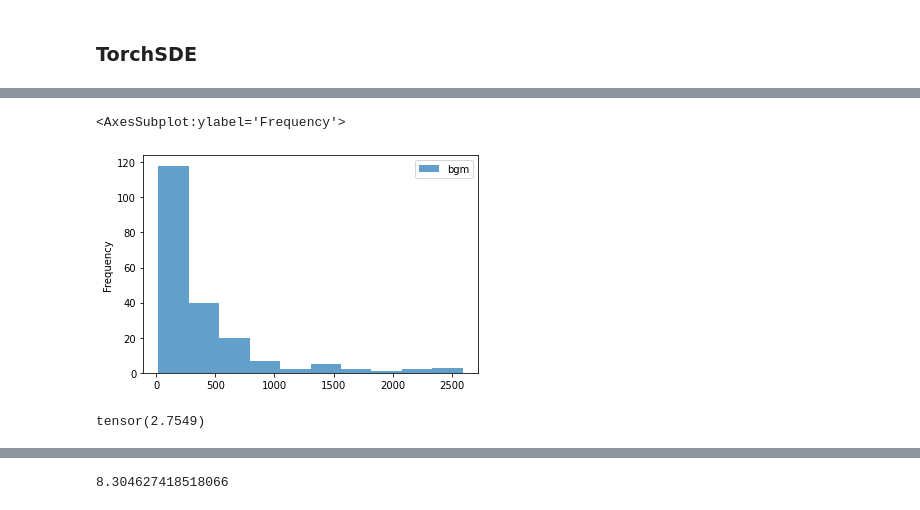
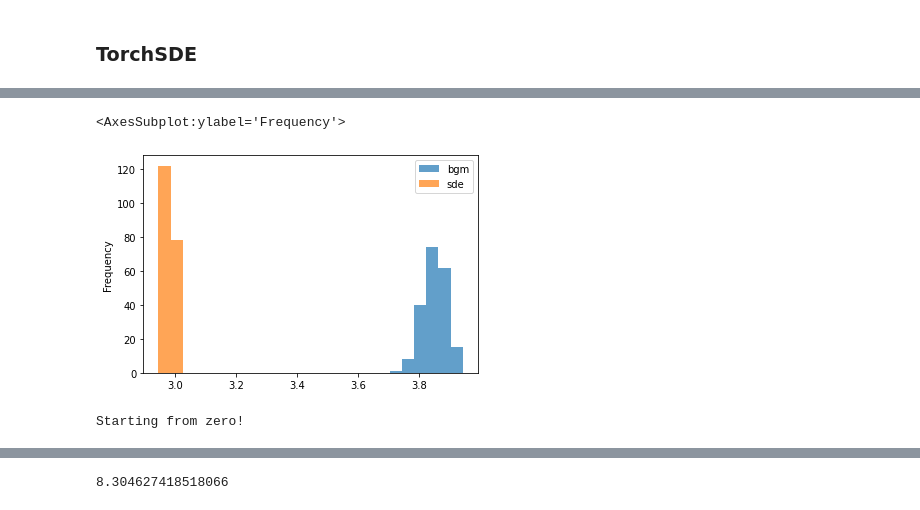
Before and after one commit to gflan/neural-pricing, a Jupyter notebook: ancufi/neural_options.ipynb, the cells around one changed output, grey strips where cells are left out. Drawn from its saved outputs; the diff is of its cells as text; code cells hidden in the pictures.

```diff
--- a/ancufi/neural_options.ipynb
+++ b/ancufi/neural_options.ipynb
@@ -137,11 +140,12 @@ tensor(1.0504, grad_fn=<DivBackward0>)
 ### TorchSDE
 # %%
 # y0 dimension (batch_size, state_size) da el valor inicial de la SDE en tiempo ts[0]
-batch_size, state_size, brownian_size = 200, 1, 2
-y0 = torch.randn(batch_size, state_size, device=device) + 3
+brownian_size, batch_size, state_size,  = 3, 200, 1
+y0 = torch.full((batch_size, state_size), 3)
 ts = torch.linspace(0, 1, brownian_size)
 
 sde = SDE(state_size=state_size, batch_size=batch_size, mlp_size=100, num_layers=3, tanh=False).to(device)
+bgm = BGM_SDE(mu=.25, sigma=.01)
 
 bm = torchsde.BrownianInterval(t0=0, t1=1, size=(batch_size, state_size), device=device)
 
@@ -149,4 +153,5 @@ with torch.no_grad():
     # Initial state y0, the SDE is solved over the interval [ts[0], ts[-1]].
     # ys will have shape (t_size, batch_size, state_size)
     ys = torchsde.sdeint(sde, y0, ts, method="euler", bm=bm)
-    ys_bgm = torchsde.sdeint(BGM_SDE(mu=5, sigma=1), y0, ts, method="euler", bm=bm)
+    ys_bgm = torchsde.sdeint(bgm, y0, ts, method="euler", bm=bm)
+ys[:, :10, :]
@@ -176,27 +188,30 @@ tensor([ 566.5880,  109.7431,  390.6183,  375.3036,  507.1009,  200.8192,
 # %%
 import pandas as pd
 pd.DataFrame(
     {
         "bgm": ys_bgm[-1,:,0].numpy(),
-#         "sde": ys[-1,:,0].numpy()
+        "sde": ys[-1,:,0].numpy()
     }
-).plot.hist(alpha=0.7, bins=10)
+).plot.hist(alpha=0.7, bins=25)
 # %% [output]
 <AxesSubplot:ylabel='Frequency'>
-[figure, old version]
+[figure, new version]
-# %%
-emd(ys[-1,:,0], ys_bgm[-1,:,0])
-# %% [output]
-tensor(2.7549)
 # %%
 torchsde.sdeint?
 # %%
+# cargar estados anteriores para iterar por partes
 try:
     sde.load_state_dict(torch.load("./state"))
     best_st = pd.read_csv("best_st.csv", index_col=[0]).iloc[:,0].values.tolist()
     best_rt = pd.read_csv("best_rt.csv", index_col=[0]).iloc[:,0].values.tolist()
     losses = pd.read_csv("losses.csv", index_col=[0]).iloc[:,0].values.tolist()
+    best_loss = min(losses)
 except:
     print("Starting from zero!")
+    losses = []
+    best_st = best_rt =  None
+    best_loss = np.inf
+# %% [output]
+Starting from zero!
 # %%
 steps = 300
```
Also changed, not shown: parts of 11 cells of this notebook, 6 other files.
